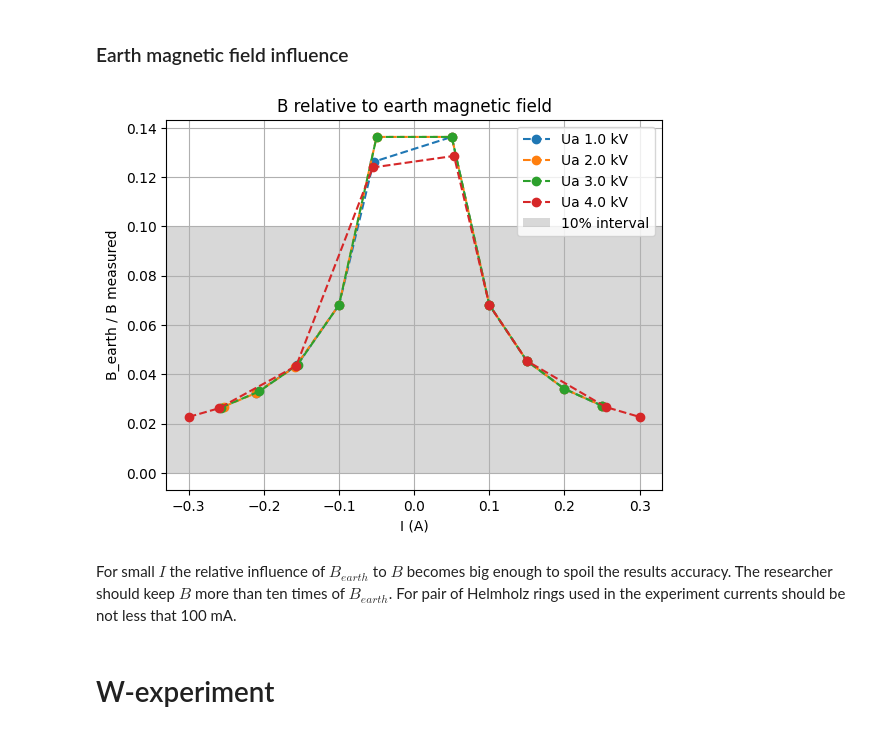
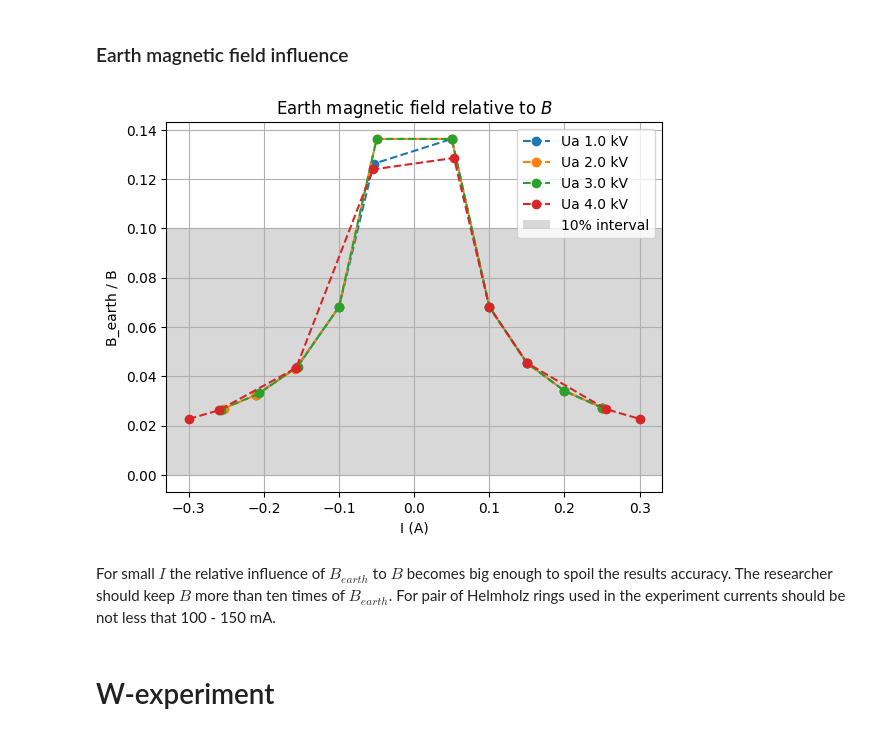
Before and after one commit to evgeny-kolonsky/Lab2_Electron, a Jupyter notebook: Lab2_Thomson2.ipynb, the cells around one changed output. Cells and saved outputs as stored; diff of their text form; code cells hidden in the pictures.

```diff
--- a/Lab2_Thomson2.ipynb
+++ b/Lab2_Thomson2.ipynb
@@ -602,20 +602,20 @@ We see anomaly near $I=0$: Non-Symmetry at zero point and some increase of $e/m$
 # %%
 B_earth = 30e-6 #uT
 fig, ax = plt.subplots()
 
 for option in np.unique(Ua_):
   plt.plot(I_[Ua_==option],np.abs(B_earth /B_[Ua_==option]) , 'o--', label=f'Ua {option*1e-3:.1f} kV')
 
 ax.axhspan(0, .1, alpha=.3, facecolor='.5', label='10% interval')
 
 plt.legend()
-ax.set(xlabel='I (A)', ylabel='B_earth / B measured', title='B relative to earth magnetic field')
+ax.set(xlabel='I (A)', ylabel='B_earth / B', title='Earth magnetic field relative to $B$')
 ax.grid()
 plt.show();
 # %% [output]
-[figure, old version]
+[figure, new version]
 # %% [markdown]
-For small $I$ the relative influence of $B_{earth}$ to $B$ becomes big enough to spoil the results accuracy. The researcher should keep $B$ more than ten times of $B_{earth}$. For pair of Helmholz rings used in the experiment currents should be not less that 100 mA.
+For small $I$ the relative influence of $B_{earth}$ to $B$ becomes big enough to spoil the results accuracy. The researcher should keep $B$ more than ten times of $B_{earth}$. For pair of Helmholz rings used in the experiment currents should be not less that 100 - 150 mA.
 # %% [markdown]
 # W-experiment
 # %% [markdown]
```
Also changed, not shown: parts of 7 cells of this notebook.
